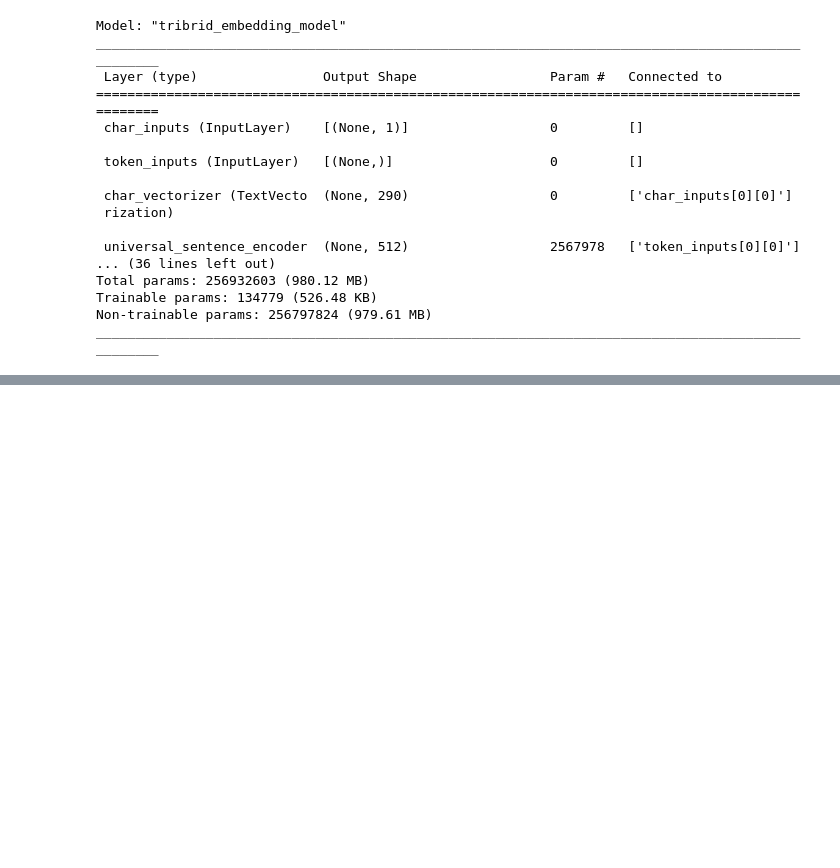
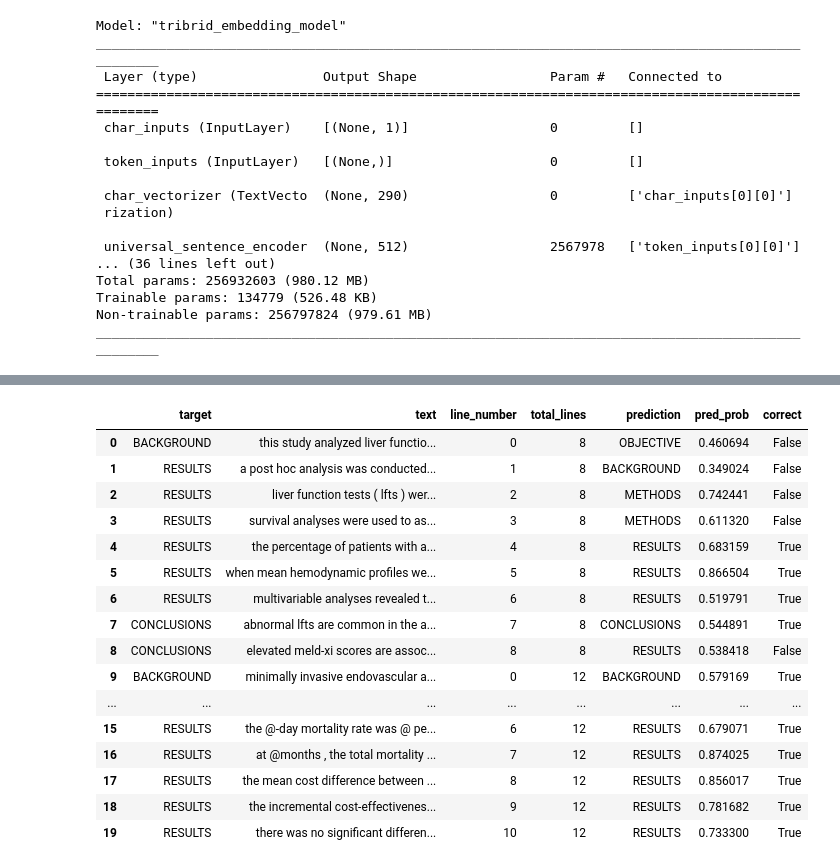
Before and after one commit to Nuthan03/SkimLit, a Jupyter notebook: SkimLit_NLP.ipynb, the cells around one changed output, grey strips where cells are left out. Drawn from its saved outputs; the diff is of its cells as text; code cells hidden in the pictures; blank space fills up the shorter version.

```diff
--- a/SkimLit_NLP.ipynb
+++ b/SkimLit_NLP.ipynb
@@ -1529,0 +1549,12 @@ ________________________________________________________________________________
+# %%
+# Create test dataset batch and prefetech
+test_pos_char_token_data = tf.data.Dataset.from_tensor_slices((test_line_number_one_hot,
+                                                               test_total_lines_one_hot,
+                                                               test_sentences,
+                                                               test_chars))
+test_pos_char_token_labels = tf.data.Dataset.from_tensor_slices(test_labels_one_hot)
+test_pos_char_token_dataset = tf.data.Dataset.zip((test_pos_char_token_data, test_pos_char_token_labels))
+test_pos_char_token_dataset = test_pos_char_token_dataset.batch(32).prefetch(tf.data.AUTOTUNE)
+
+# check shapes
+test_pos_char_token_dataset
@@ -1529,0 +1563,7 @@ ________________________________________________________________________________
+# %%
+# Make predictions on the test dataset
+test_pred_probs = loaded_model.predict(test_pos_char_token_dataset,
+                                       verbose=1)
+
+test_preds = tf.argmax(test_pred_probs, axis=1)
+test_preds
@@ -1529,0 +1585,4 @@ ________________________________________________________________________________
+# %%
+# Getting the class names
+test_pred_classes = [label_encoder.classes_[pred] for pred in test_preds]
+test_pred_classes
@@ -1529,0 +1607,24 @@ ________________________________________________________________________________
+# %%
+# Create prediction-enriched test dataframe
+test_df["prediction"] = test_pred_classes # Create column with test prediction class names
+test_df["pred_prob"] = tf.reduce_max(test_pred_probs, axis=1).numpy() # Get the maximum prediction probability
+test_df["correct"] = test_df["prediction"] == test_df["target"] # Create binary column for whether the prediction is right or not
+test_df.head(20)
+# %% [output]
+|  | target | text | line_number | total_lines | prediction | pred_prob | correct |
+| 0 | BACKGROUND | this study analyzed liver functio... | 0 | 8 | OBJECTIVE | 0.460694 | False |
+| 1 | RESULTS | a post hoc analysis was conducted... | 1 | 8 | BACKGROUND | 0.349024 | False |
+| 2 | RESULTS | liver function tests ( lfts ) wer... | 2 | 8 | METHODS | 0.742441 | False |
+| 3 | RESULTS | survival analyses were used to as... | 3 | 8 | METHODS | 0.611320 | False |
+| 4 | RESULTS | the percentage of patients with a... | 4 | 8 | RESULTS | 0.683159 | True |
+| 5 | RESULTS | when mean hemodynamic profiles we... | 5 | 8 | RESULTS | 0.866504 | True |
+| 6 | RESULTS | multivariable analyses revealed t... | 6 | 8 | RESULTS | 0.519791 | True |
+| 7 | CONCLUSIONS | abnormal lfts are common in the a... | 7 | 8 | CONCLUSIONS | 0.544891 | True |
+| 8 | CONCLUSIONS | elevated meld-xi scores are assoc... | 8 | 8 | RESULTS | 0.538418 | False |
+| 9 | BACKGROUND | minimally invasive endovascular a... | 0 | 12 | BACKGROUND | 0.579169 | True |
+| ... | ... | ... | ... | ... | ... | ... | ... |
+| 15 | RESULTS | the @-day mortality rate was @ pe... | 6 | 12 | RESULTS | 0.679071 | True |
+| 16 | RESULTS | at @months , the total mortality ... | 7 | 12 | RESULTS | 0.874025 | True |
+| 17 | RESULTS | the mean cost difference between ... | 8 | 12 | RESULTS | 0.856017 | True |
+| 18 | RESULTS | the incremental cost-effectivenes... | 9 | 12 | RESULTS | 0.781682 | True |
+| 19 | RESULTS | there was no significant differen... | 10 | 12 | RESULTS | 0.733300 | True |
```
Also changed, not shown: parts of 58 cells of this notebook.
